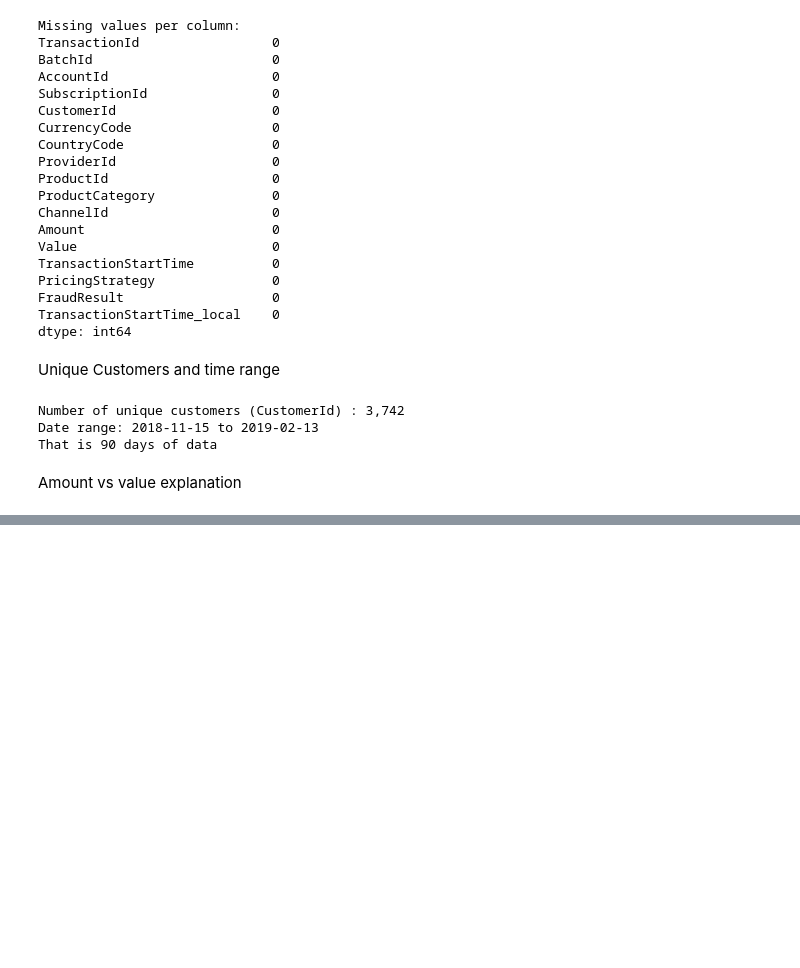
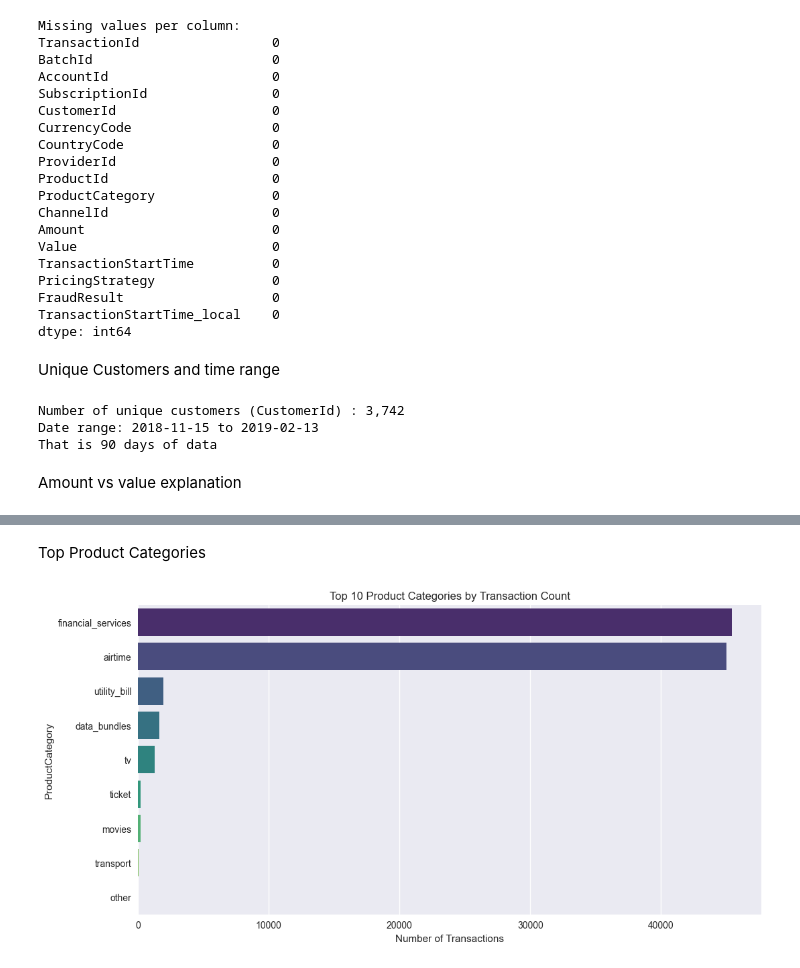
Before and after one commit to Beza-Oriyon/Credit-risk-model, a Jupyter notebook: notebooks/eda.ipynb, the cells around one changed output, grey strips where cells are left out. Drawn from its saved outputs; the diff is of its cells as text; code cells hidden in the pictures; blank space fills up the shorter version.

```diff
--- a/notebooks/eda.ipynb
+++ b/notebooks/eda.ipynb
@@ -143,0 +160,11 @@ sample of negative Amounts (refunds/credits):
+# %% [markdown]
+Top Product Categories
+# %%
+plt.figure(figsize=(12, 6))
+top_cat = df["ProductCategory"].value_counts().head(10)
+sns.barplot(x=top_cat.values, y=top_cat.index, palette="viridis")
+plt.title("Top 10 Product Categories by Transaction Count")
+plt.xlabel("Number of Transactions")
+plt.show()
+# %% [output]
+[figure, added]
```
Also changed, not shown: parts of 9 cells of this notebook.
